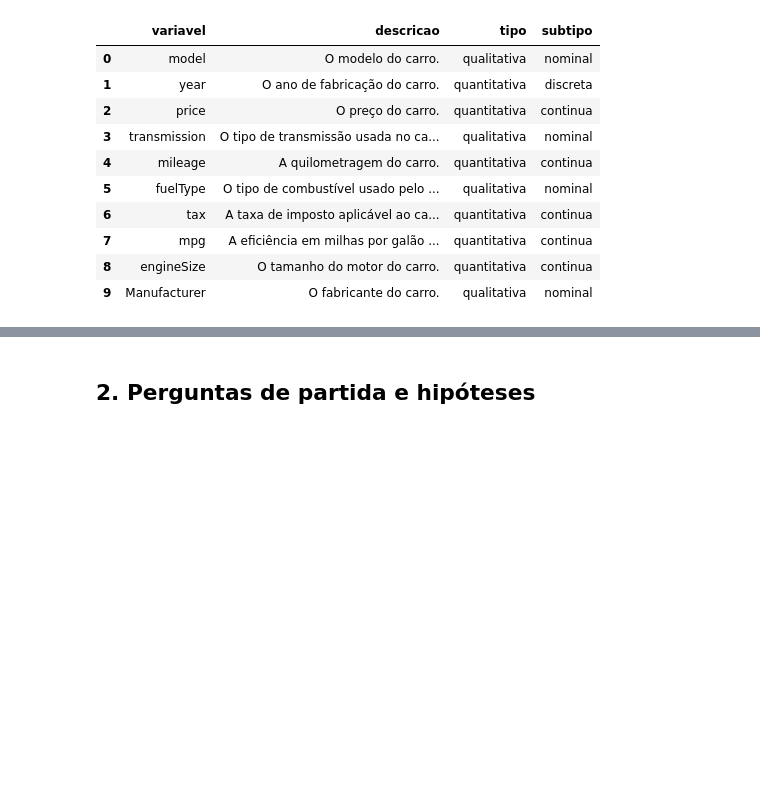
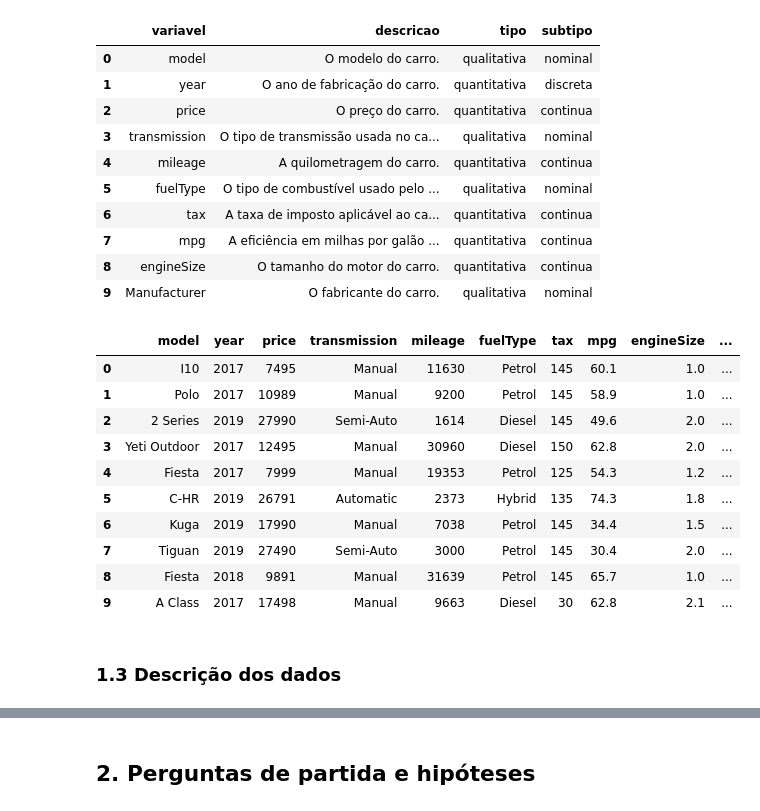
Before and after one commit to atlantico-academy/data-fusion, a Jupyter notebook: notebooks/01-exploratory_data_analysis.ipynb, the cells around one changed output, grey strips where cells are left out. Cells and saved outputs as stored; diff of their text form; code cells hidden in the pictures; blank space fills up the shorter version.

```diff
--- a/notebooks/01-exploratory_data_analysis.ipynb
+++ b/notebooks/01-exploratory_data_analysis.ipynb
@@ -87,3 +87,19 @@ dicionario_cars
 | 9 | Manufacturer | O fabricante do carro. | qualitativa | nominal |
 # %%
 dicionario_cars.to_csv('../data/external/DictionaryCars.csv', index=False)
+# %%
+df.head(10)
+# %% [output]
+|  | model | year | price | transmission | mileage | fuelType | tax | mpg | engineSize | ... |
+| 0 | I10 | 2017 | 7495 | Manual | 11630 | Petrol | 145 | 60.1 | 1.0 | ... |
+| 1 | Polo | 2017 | 10989 | Manual | 9200 | Petrol | 145 | 58.9 | 1.0 | ... |
+| 2 | 2 Series | 2019 | 27990 | Semi-Auto | 1614 | Diesel | 145 | 49.6 | 2.0 | ... |
+| 3 | Yeti Outdoor | 2017 | 12495 | Manual | 30960 | Diesel | 150 | 62.8 | 2.0 | ... |
+| 4 | Fiesta | 2017 | 7999 | Manual | 19353 | Petrol | 125 | 54.3 | 1.2 | ... |
+| 5 | C-HR | 2019 | 26791 | Automatic | 2373 | Hybrid | 135 | 74.3 | 1.8 | ... |
+| 6 | Kuga | 2019 | 17990 | Manual | 7038 | Petrol | 145 | 34.4 | 1.5 | ... |
+| 7 | Tiguan | 2019 | 27490 | Semi-Auto | 3000 | Petrol | 145 | 30.4 | 2.0 | ... |
+| 8 | Fiesta | 2018 | 9891 | Manual | 31639 | Petrol | 145 | 65.7 | 1.0 | ... |
+| 9 | A Class | 2017 | 17498 | Manual | 9663 | Diesel | 30 | 62.8 | 2.1 | ... |
+# %% [markdown]
+### 1.3 Descrição dos dados
```
Also changed, not shown: parts of 25 cells of this notebook.
